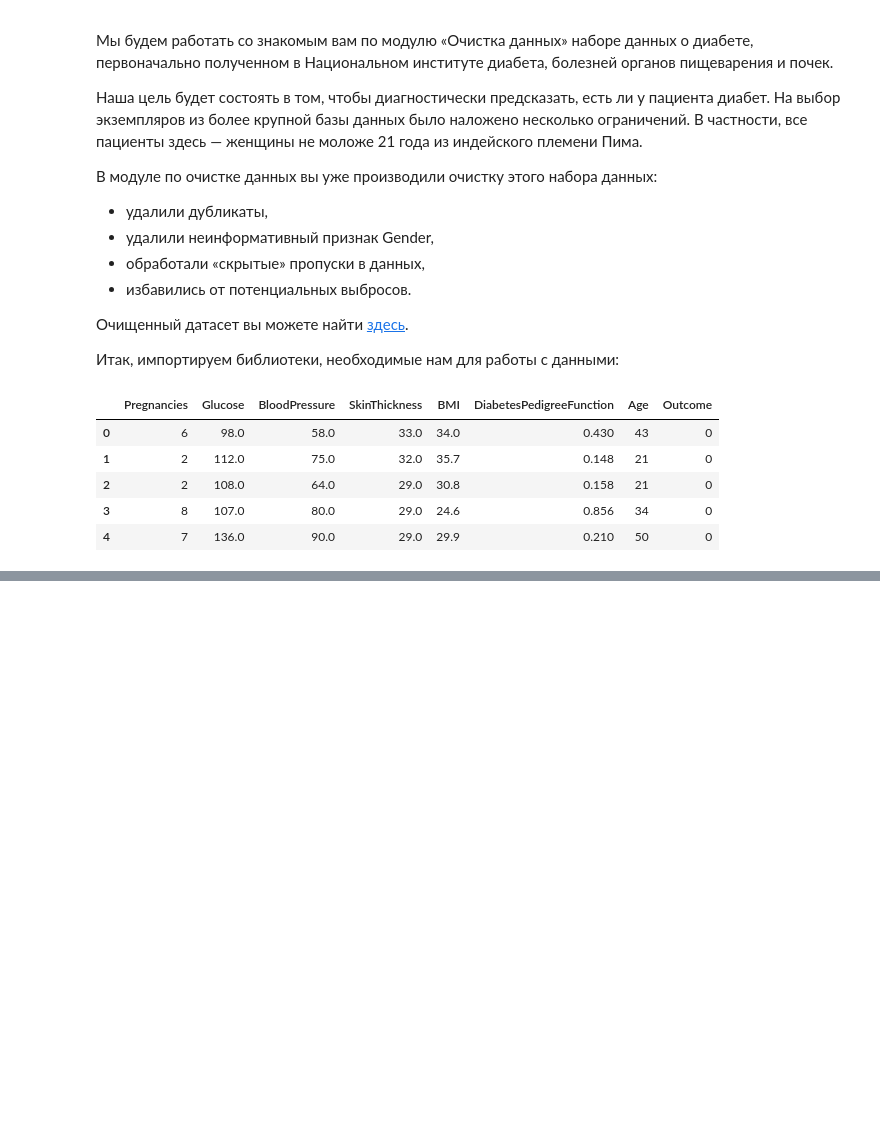
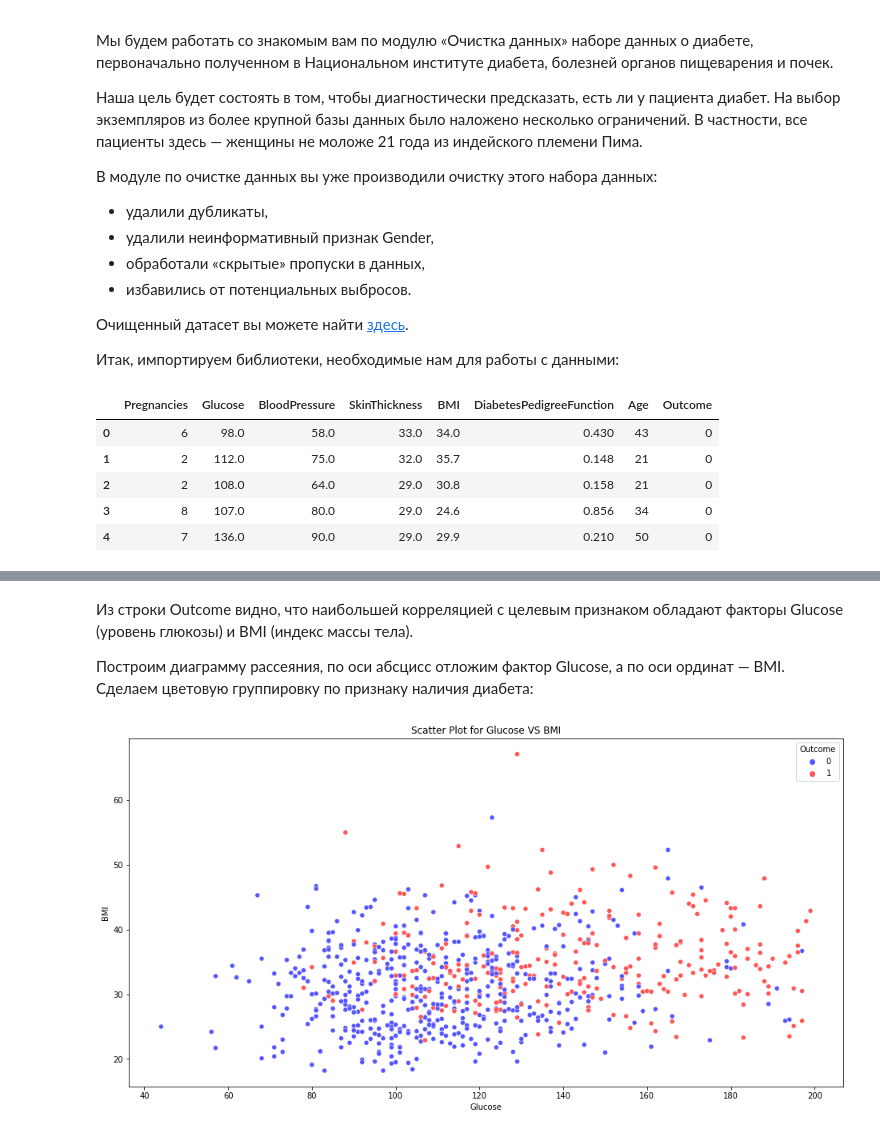
Before and after one commit to royvudgren/sf_datascience_practice, a Jupyter notebook: ML-3 supervised learning classification/2 logistic regression.ipynb, the cells around one changed output, grey strips where cells are left out. Drawn from its saved outputs; the diff is of its cells as text; code cells hidden in the pictures; blank space fills up the shorter version.

```diff
--- a/ML-3 supervised learning classification/2 logistic regression.ipynb
+++ b/ML-3 supervised learning classification/2 logistic regression.ipynb
@@ -361,0 +386,20 @@ diabetes_data.head()
+# %% [markdown]
+Из строки Outcome видно, что наибольшей корреляцией с целевым признаком обладают факторы Glucose (уровень глюкозы) и BMI (индекс массы тела).
+
+Построим диаграмму рассеяния, по оси абсцисс отложим фактор Glucose, а по оси ординат — BMI. Сделаем цветовую группировку по признаку наличия диабета:
+# %%
+fig, ax = plt.subplots(figsize = (16, 8)) #фигура + координатная плоскость
+#Строим диаграмму рассеяния
+sns.scatterplot(
+    data=diabetes_data, #датасет
+    x='Glucose', #ось абсцисс
+    y='BMI', #ось ординат
+    hue='Outcome', #группировка
+    palette='seismic', #палитра
+    ax=ax, #координатная плоскость
+);
+
+#Задаём название графику
+ax.set_title('Scatter Plot for Glucose VS BMI');
+# %% [output]
+[figure, added]
```
Also changed, not shown: parts of 24 cells of this notebook, 16 other files.
